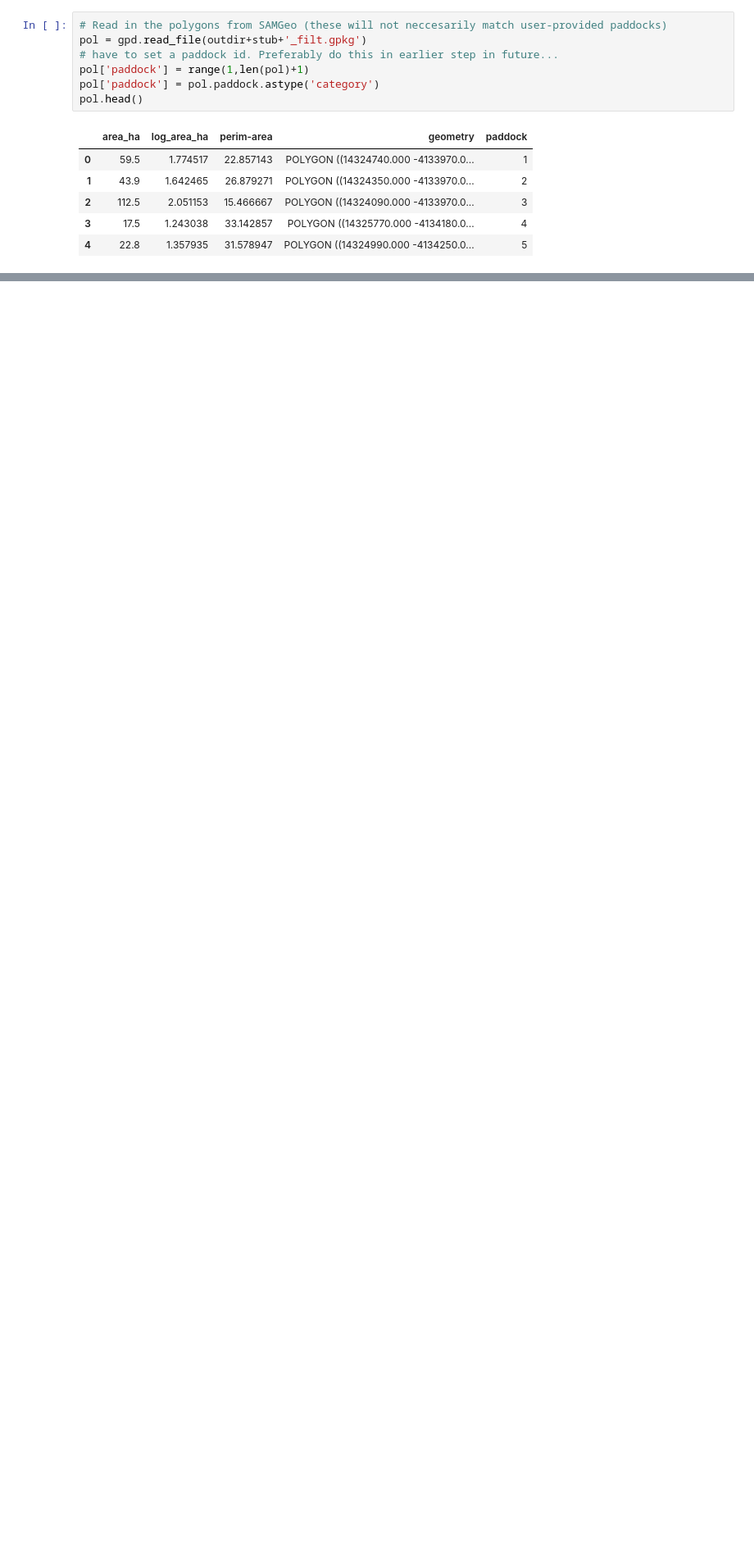
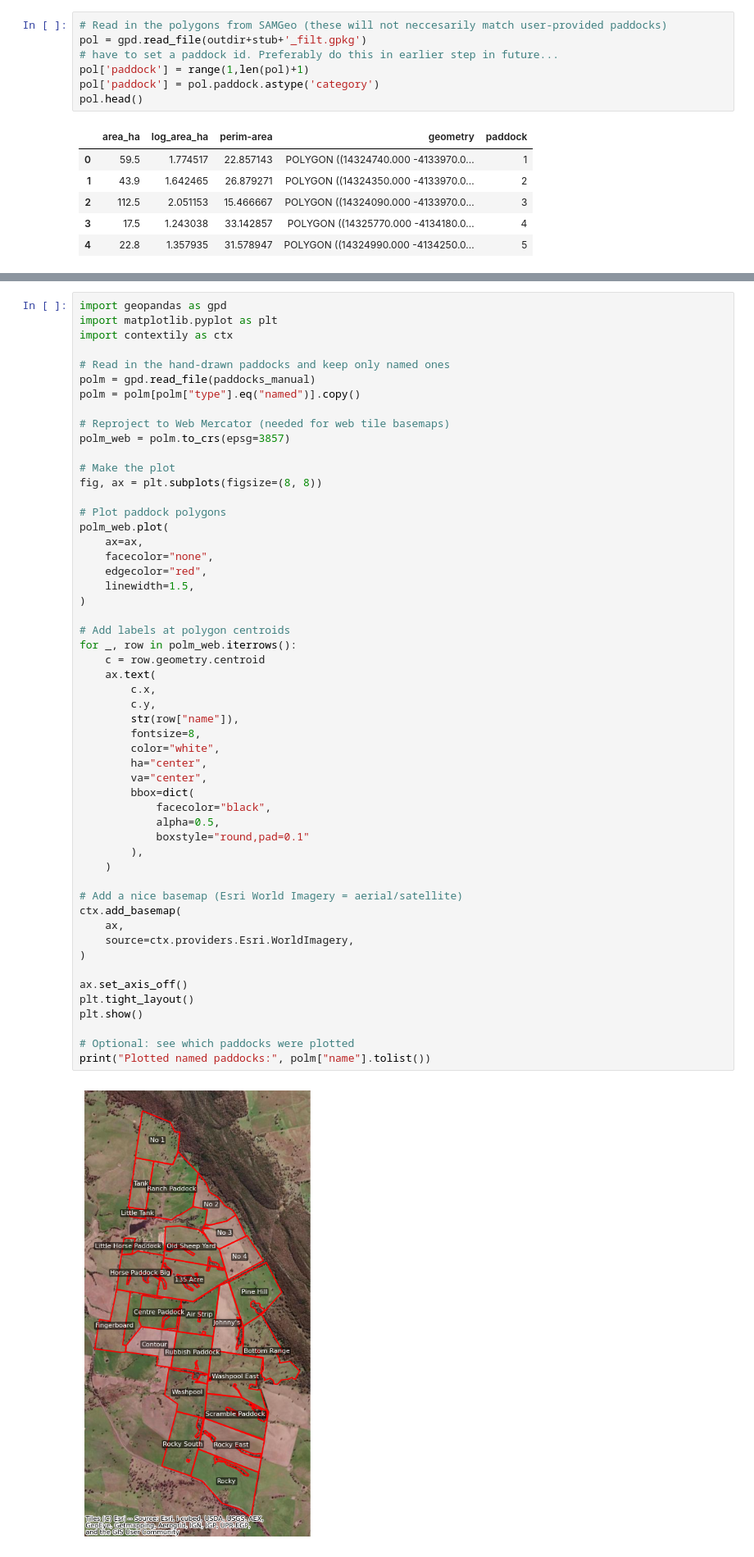
Before and after one commit to johnburley3000/PaddockTS, a Jupyter notebook: Notebooks/Milgadara_case_study2.0.ipynb, the cells around one changed output, grey strips where cells are left out. Shown at 82% size. Cells and saved outputs as stored; diff of their text form; blank space fills up the shorter version.

```diff
--- a/Notebooks/Milgadara_case_study2.0.ipynb
+++ b/Notebooks/Milgadara_case_study2.0.ipynb
@@ -106,0 +248,55 @@ pol.head()
+# %%
+import geopandas as gpd
+import matplotlib.pyplot as plt
+import contextily as ctx
+
+# Read in the hand-drawn paddocks and keep only named ones
+polm = gpd.read_file(paddocks_manual)
+polm = polm[polm["type"].eq("named")].copy()
+
+# Reproject to Web Mercator (needed for web tile basemaps)
+polm_web = polm.to_crs(epsg=3857)
+
+# Make the plot
+fig, ax = plt.subplots(figsize=(8, 8))
+
+# Plot paddock polygons
+polm_web.plot(
+    ax=ax,
+    facecolor="none",
+    edgecolor="red",
+    linewidth=1.5,
+)
+
+# Add labels at polygon centroids
+for _, row in polm_web.iterrows():
+    c = row.geometry.centroid
+    ax.text(
+        c.x,
+        c.y,
+        str(row["name"]),
+        fontsize=8,
+        color="white",
+        ha="center",
+        va="center",
+        bbox=dict(
+            facecolor="black",
+            alpha=0.5,
+            boxstyle="round,pad=0.1"
+        ),
+    )
+
+# Add a nice basemap (Esri World Imagery = aerial/satellite)
+ctx.add_basemap(
+    ax,
+    source=ctx.providers.Esri.WorldImagery,
+)
+
+ax.set_axis_off()
+plt.tight_layout()
+plt.show()
+
+# Optional: see which paddocks were plotted
+print("Plotted named paddocks:", polm["name"].tolist())
+# %% [output]
+[figure, added]
```
Also changed, not shown: parts of 8 cells of this notebook.
